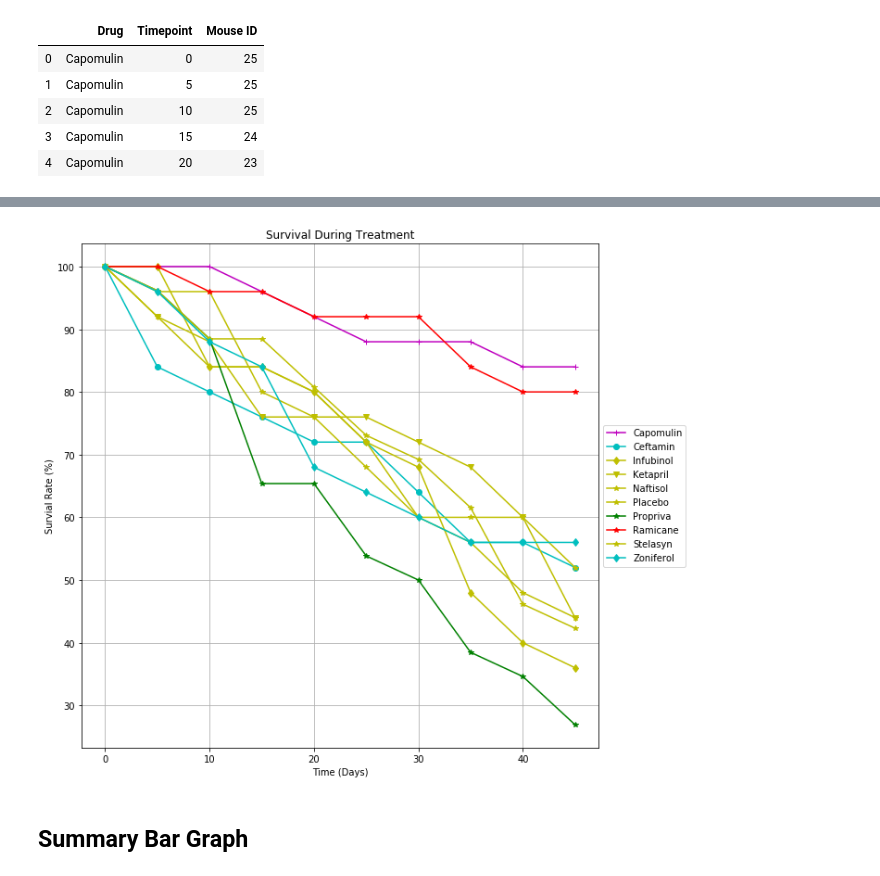
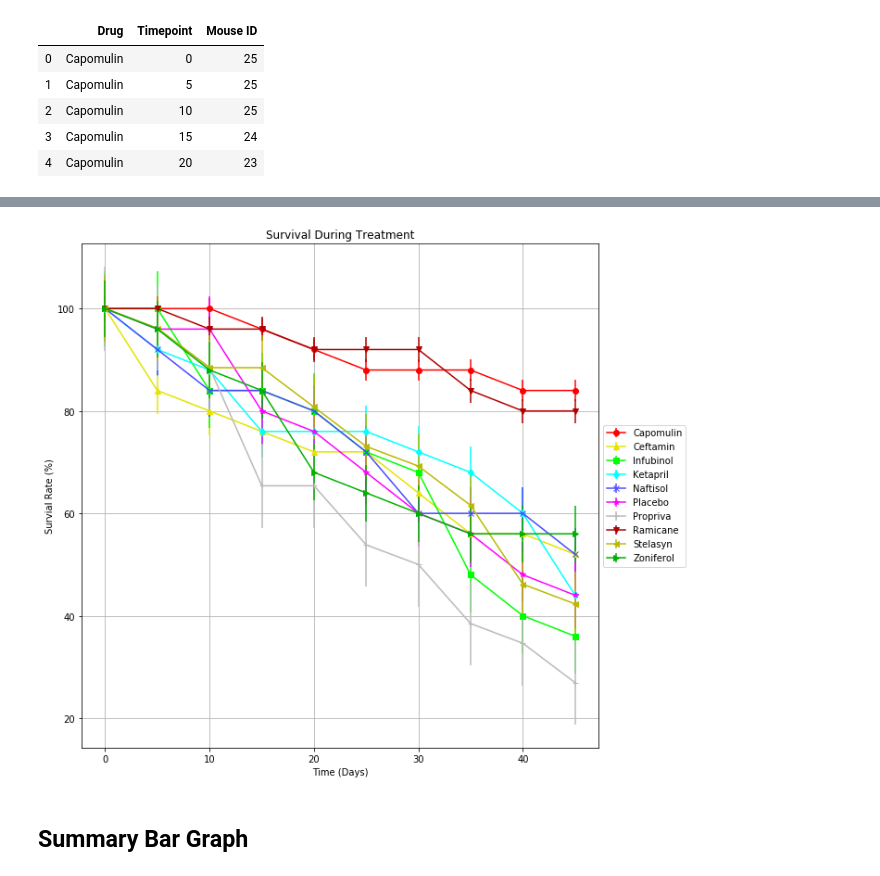
Before and after one commit to phamkdaniel/Pymaceuticals, a Jupyter notebook: pymaceuticals_starter.ipynb, the cells around one changed output, grey strips where cells are left out. Drawn from its saved outputs; the diff is of its cells as text; code cells hidden in the pictures.

```diff
--- a/pymaceuticals_starter.ipynb
+++ b/pymaceuticals_starter.ipynb
@@ -153,7 +136,7 @@ mean_meta_sites = group_df["Metastatic Sites"].mean()
 
 
 # Convert to DataFrame
-meta_sites_df = mean_meta_sites.to_frame()
+meta_sites_df = mean_meta_sites.reset_index()
 
 
 # Preview DataFrame
@@ -172,7 +154,7 @@ meta_sterr = group_df["Metastatic Sites"].sem()
 
 
 # Convert to DataFrame
-meta_sterr_df = meta_sterr.to_frame()
+meta_sterr_df = meta_sterr.reset_index()
 
 
 # Preview DataFrame
@@ -315,0 +242,6 @@ mouse_summary_df
+# %%
+# Minor Data Munging to Re-Format the Data Frames
+mouse_summary_df = mouse_count_df.pivot(index="Timepoint", columns="Drug", values="Mouse ID")
+
+# preview the DataFrame
+mouse_summary_df
@@ -316,49 +261,45 @@ mouse_summary_df
+# %%
+# convert mouse count to percents
+survival_dict={}
+for drug in drugs:
+    survival_dict[drug] = mouse_summary_df[drug] / mouse_summary_df[drug][0] *100
+survival_df = pd.DataFrame(survival_dict)
+
+# store standard error
+survival_sterr = survival_df.sem()
 # %%
 # set figure size
-plt.figure(figsize=(10, 10))
+fig, ax = plt.subplots(figsize=(10, 10))
 
 
-
-# plt.plot(timepoint, mouse_summary_df["Capomulin"] / mouse_summary_df["Capomulin"][0] *100,
-#          color="r", marker= "o", label="Capomulin")
-# plt.plot(timepoint, mouse_summary_df["Infubinol"] / mouse_summary_df["Infubinol"][0] *100,
-#          color="b", marker= "^", label="Infubinol")
-# plt.plot(timepoint, mouse_summary_df["Ketapril"] / mouse_summary_df["Ketapril"][0] *100,
-#          color="g", marker= "s", label="Ketapril")
-# plt.plot(timepoint, mouse_summary_df["Placebo"] / mouse_summary_df["Placebo"][0] *100,
-#          color="k", marker= "d", label="Placebo")
-
-
-
-# Generate the Plot (with Error Bars)
-# plot mouse survival for all drugs
-for drug in drugs:
-    survive =  mouse_summary_df[drug] / mouse_summary_df[drug][0] *100
-    plt.plot(timepoint, survive, color=random.choice(clrs), marker=random.choice(mkrs), label=drug)
+# plot mouse survival for all drugs (with Error Bars)
+for i in range(len(drugs)):
+    ax.errorbar(timepoint, survival_df[drugs[i]], yerr=survival_sterr[drugs[i]],
+                    color=clrs[i], marker=mkrs[i], label=drugs[i])
 
 
 # create title and x,y labels
 plt.title("Survival During Treatment")
 plt.xlabel("Time (Days)")
 plt.ylabel("Survial Rate (%)")
 
 
 # create legend
 plt.legend(loc="center left", bbox_to_anchor=(1,0.5))
 
 
 # set grid
 plt.grid()
 
 
 # save figure
-# plt.savefig("treatment_survival.png")
+plt.savefig("treatment_survival.png")
 
 
 # show figure
 plt.show()
 # %% [output]
-[figure, old version]
+[figure, new version]
 # %% [markdown]
 ## Summary Bar Graph
 # %%
```
Also changed, not shown: parts of 20 cells of this notebook, 4 other files.
